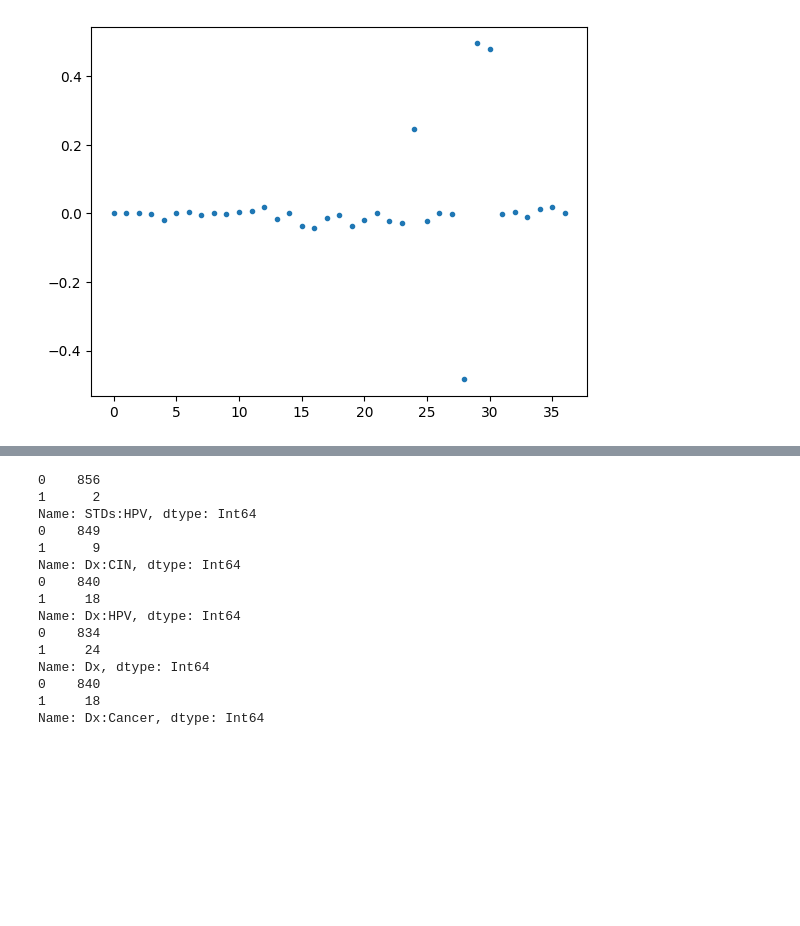
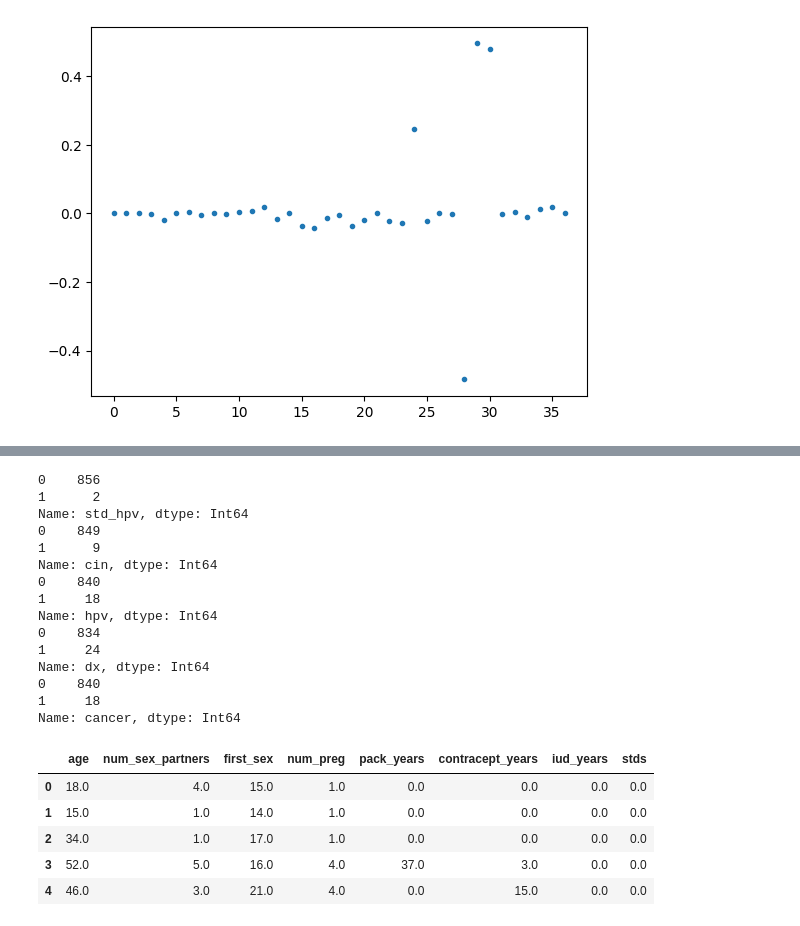
Before and after one commit to erinmcmahon26/Cervical_Cancer_Risk_Assessment, a Jupyter notebook: RiskFactorEDA.ipynb, the cells around one changed output, grey strips where cells are left out. Cells and saved outputs as stored; diff of their text form; code cells hidden in the pictures; blank space fills up the shorter version.

```diff
--- a/RiskFactorEDA.ipynb
+++ b/RiskFactorEDA.ipynb
@@ -159,23 +192,34 @@ total_tests                         2.315825e-03
 # %%
 # seems that the biggest linear components are only because they're rare and so is the cervical cancer diagnosis...
-print(df['STDs:HPV'].value_counts())
-print(df['Dx:CIN'].value_counts())
-print(df['Dx:HPV'].value_counts())
-print(df['Dx'].value_counts())
-print(df['Dx:Cancer'].value_counts())
+print(df['std_hpv'].value_counts())
+print(df['cin'].value_counts())
+print(df['hpv'].value_counts())
+print(df['dx'].value_counts())
+print(df['cancer'].value_counts())
 # %% [output]
 0    856
 1      2
-Name: STDs:HPV, dtype: Int64
+Name: std_hpv, dtype: Int64
 0    849
 1      9
-Name: Dx:CIN, dtype: Int64
+Name: cin, dtype: Int64
 0    840
 1     18
-Name: Dx:HPV, dtype: Int64
+Name: hpv, dtype: Int64
 0    834
 1     24
-Name: Dx, dtype: Int64
+Name: dx, dtype: Int64
 0    840
 1     18
-Name: Dx:Cancer, dtype: Int64
+Name: cancer, dtype: Int64
+# %%
+f_select = X.drop(columns=['smoker','smoke_years','contracept','iud','stds_num','std_condy','std_cerv_condy','std_vag_condy','std_vulvperi_condy','std_syphilis','std_pid','std_herpes','std_molluscum','std_aids','std_hiv','std_hep_b','std_hpv','std_num_dx','std_time_first_dx','std_time_last_dx','cin','hpv','hinselmann','schiller','cytology','biopsy','total_std','total_tests','dx'])
+f_select = f_select.astype('float64')
+f_select.head()
+# %% [output]
+|  | age | num_sex_partners | first_sex | num_preg | pack_years | contracept_years | iud_years | stds |
+| 0 | 18.0 | 4.0 | 15.0 | 1.0 | 0.0 | 0.0 | 0.0 | 0.0 |
+| 1 | 15.0 | 1.0 | 14.0 | 1.0 | 0.0 | 0.0 | 0.0 | 0.0 |
+| 2 | 34.0 | 1.0 | 17.0 | 1.0 | 0.0 | 0.0 | 0.0 | 0.0 |
+| 3 | 52.0 | 5.0 | 16.0 | 4.0 | 37.0 | 3.0 | 0.0 | 0.0 |
+| 4 | 46.0 | 3.0 | 21.0 | 4.0 | 0.0 | 15.0 | 0.0 | 0.0 |
```
Also changed, not shown: parts of 13 cells of this notebook.
